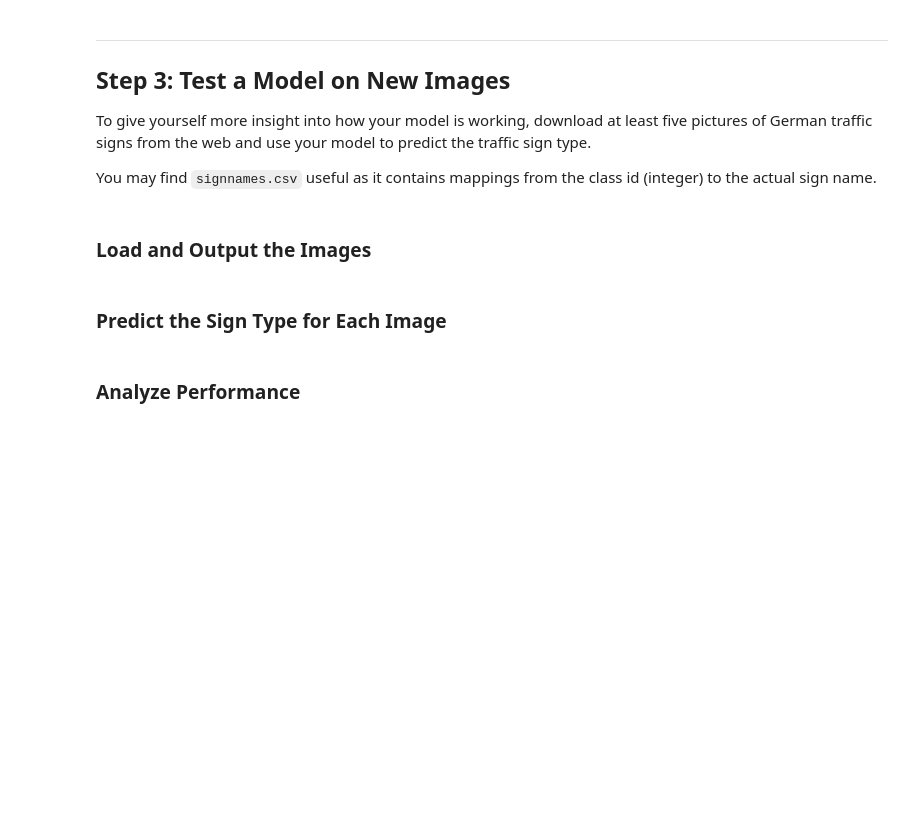
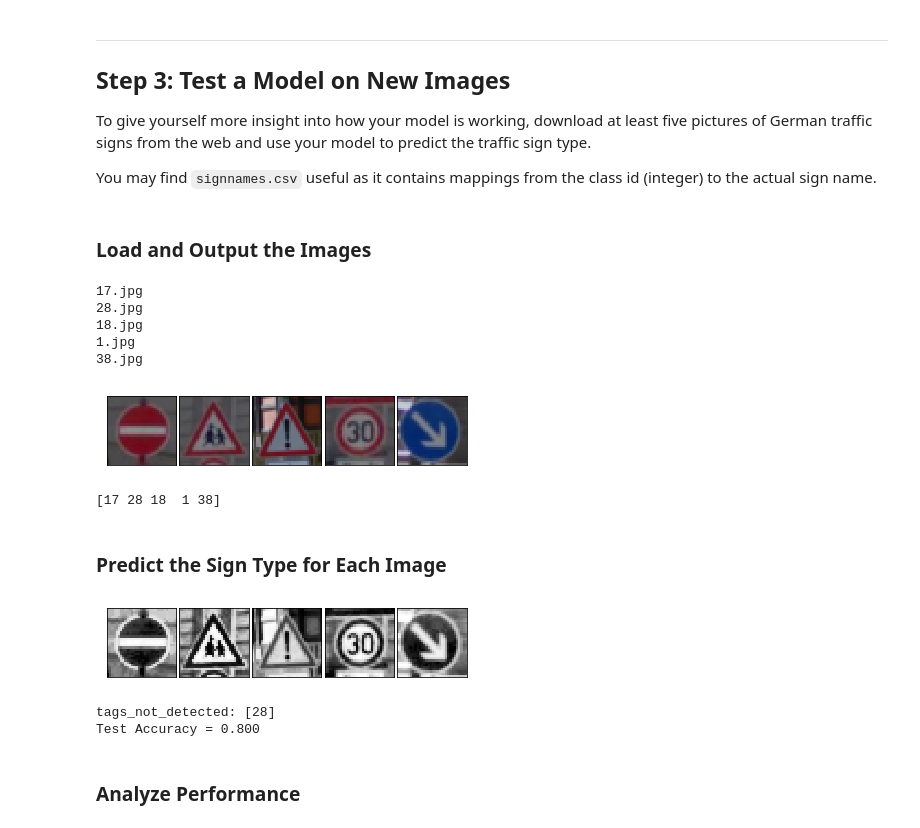
Before and after one commit to josemacenteno/CarND-Traffic-Sign-Classifier-Project, a Jupyter notebook: Traffic_Sign_Classifier.ipynb, the cells around one changed output. Drawn from its saved outputs; the diff is of its cells as text; code cells hidden in the pictures; blank space fills up the shorter version.

```diff
--- a/Traffic_Sign_Classifier.ipynb
+++ b/Traffic_Sign_Classifier.ipynb
@@ -547,9 +549,62 @@ You may find `signnames.csv` useful as it contains mappings from the class id (i
+# %%
+### Load the images and plot them here.
+### Feel free to use as many code cells as needed.
+
+#I cropped images from google. they are squared, but not 32 by 32, so they need some resizing.
+from  scipy import misc
+from PIL import Image
+import os
+num_cols = 5
+
+X_new = []
+y_new = []
+new_image_dir = "new_images"
+for i, image_path in enumerate(os.listdir(new_image_dir)):
+    print(image_path)
+    label = int(image_path.split(".")[0])
+    y_new.append(label)
+    new_image = misc.imread("new_images" + "/" + image_path)
+    thumbnail = misc.imresize(new_image, (32,32,3))
+    X_new.append(thumbnail)
+X_new = np.array(X_new)
+y_new = np.array(y_new)
+
+
+print_a_line_of_images(X_new, num_cols, randomize = False)
+print(y_new_pp)
+# %% [output]
+17.jpg
+28.jpg
+18.jpg
+1.jpg
+38.jpg
+[figure, added]
+[17 28 18  1 38]
 # %% [markdown]
 ### Predict the Sign Type for Each Image
 # %%
 ### Run the predictions here and use the model to output the prediction for each image.
 ### Make sure to pre-process the images with the same pre-processing pipeline used earlier.
 ### Feel free to use as many code cells as needed.
+
+#Pre-process
+num_cols = 5
+X_new_pp, y_new_pp = pre_process(X_new, y_new)
+
+print_a_line_of_pp_images(X_new_pp, num_cols, randomize = False)
+# %% [output]
+[figure, added]
+# %%
+# Evaluate the model on new images
+
+with tf.Session() as sess:
+    saver.restore(sess, tf.train.latest_checkpoint('.'))
+
+    test_accuracy = evaluate(X_new_pp, y_new_pp)
+    print("Test Accuracy = {:.3f}".format(test_accuracy))
+# %% [output]
+tags_not_detected: [28]
+Test Accuracy = 0.800
 # %% [markdown]
 ### Analyze Performance
 # %%
```
Also changed, not shown: parts of 7 cells of this notebook, 5 other files.
